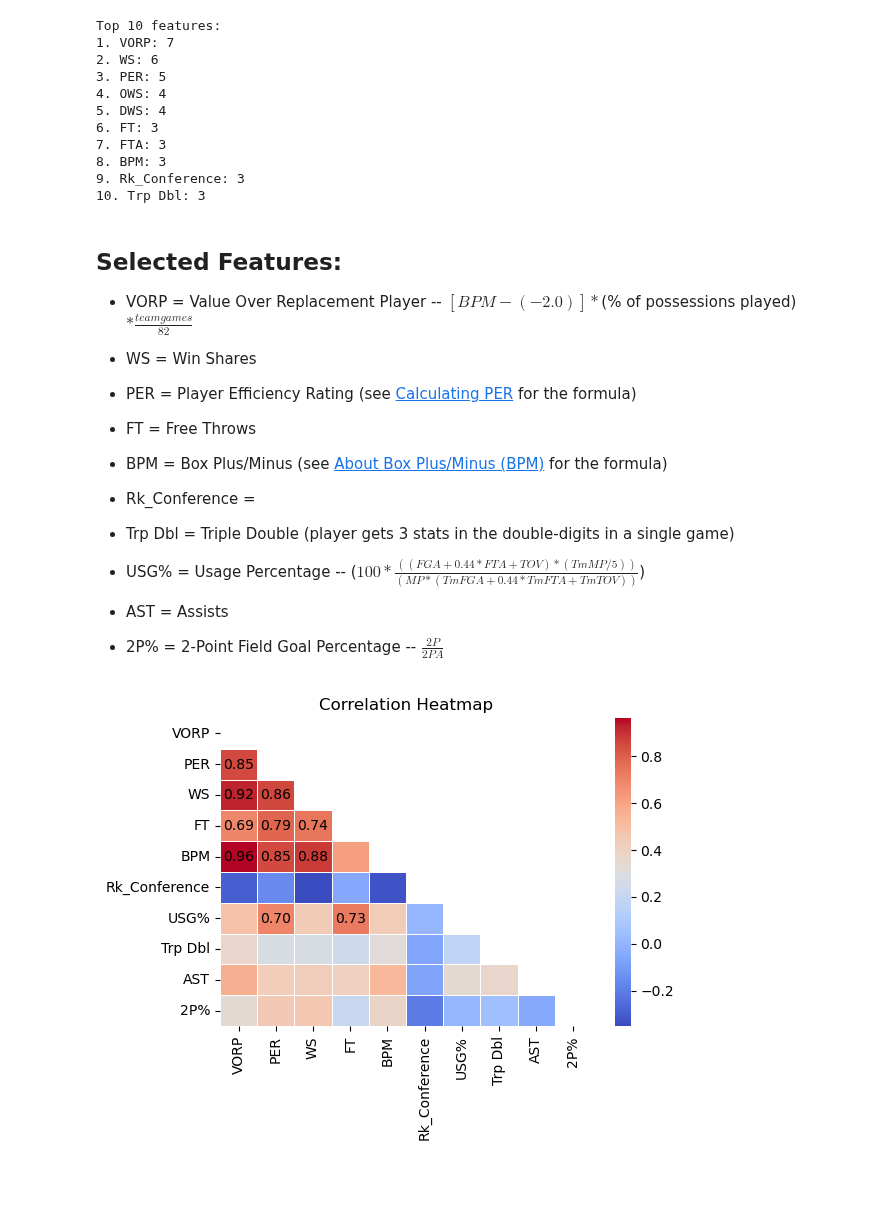
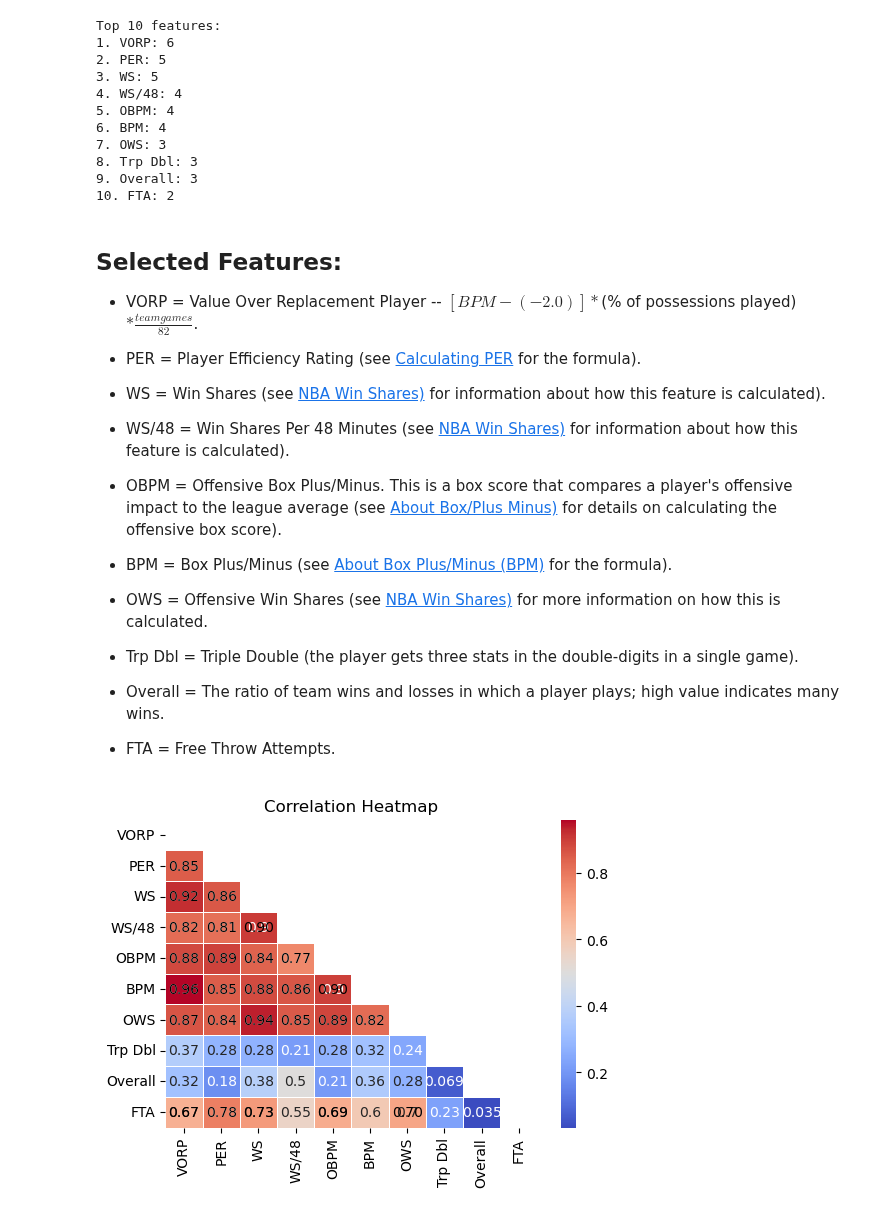
Before and after one commit to UVA-MLSys/Big-Data-Systems, a Jupyter notebook: Team 7/FeatureSelection.ipynb, the cells around one changed output. Cells and saved outputs as stored; diff of their text form; code cells hidden in the pictures; blank space fills up the shorter version.

```diff
--- a/Team 7/FeatureSelection.ipynb
+++ b/Team 7/FeatureSelection.ipynb
@@ -137,9 +150,8 @@ Features - SVR: ['WS', 'OWS', 'DWS', 'VORP', 'WS/48', 'PER', 'Rk_Conference', 'F
 # %%
-PCA1 = ['OBPM', 'OWS', 'FT', '2P', 'FTA', 'VORP', 'FG', 'PTS', 'PER', 'WS']
-
 # Combine selected features from different methods into a single list
-combined_features = (features_filter + features_wrapper + features_embedded + PCA1 +
-                     features_stability_selection + features_rfecv + features_wrapper_gbm + features_embedded_svr)
+combined_features = (features_filter + features_wrapper + features_embedded +
+                     features_pca[0] + features_rfecv +
+                     features_wrapper_gbm + features_embedded_svr)
 
 # Calculate feature importance scores
 feature_scores = {}
@@ -158,47 +170,47 @@ for i, (feature, score) in enumerate(ranked_features[:10], start=1):
     print(f"{i}. {feature}: {score}")
 # %% [output]
 Top 10 features:
-1. VORP: 7
-2. WS: 6
-3. PER: 5
-4. OWS: 4
-5. DWS: 4
-6. FT: 3
-7. FTA: 3
-8. BPM: 3
-9. Rk_Conference: 3
-10. Trp Dbl: 3
+1. VORP: 6
+2. PER: 5
+3. WS: 5
+4. WS/48: 4
+5. OBPM: 4
+6. BPM: 4
+7. OWS: 3
+8. Trp Dbl: 3
+9. Overall: 3
+10. FTA: 2
 # %% [markdown]
 ## Selected Features:
 
-- VORP = Value Over Replacement Player -- $[BPM - (-2.0)]*$(% of possessions played)$ * \frac{team games}{82}$
+- VORP = Value Over Replacement Player -- $[BPM - (-2.0)]*$(% of possessions played)$ * \frac{team games}{82}$.
 
-- WS = Win Shares
+- PER = Player Efficiency Rating (see <a href="https://www.basketball-reference.com/about/per.html">Calculating PER</a> for the formula).
 
-- PER = Player Efficiency Rating (see <a href="https://www.basketball-reference.com/about/per.html">Calculating PER</a> for the formula)
+- WS = Win Shares (see <a href="https://www.basketball-reference.com/about/ws.html">NBA Win Shares)</a> for information about how this feature is calculated).
 
-- FT = Free Throws
+- WS/48 = Win Shares Per 48 Minutes (see <a href="https://www.basketball-reference.com/about/ws.html">NBA Win Shares)</a> for information about how this feature is calculated).
 
-- BPM = Box Plus/Minus (see <a href="https://www.basketball-reference.com/about/bpm2.html">About Box Plus/Minus (BPM)</a> for the formula)
+- OBPM = Offensive Box Plus/Minus. This is a box score that compares a player's offensive impact to the league average (see <a href="https://www.basketball-reference.com/about/bpm2.html">About Box/Plus Minus)</a> for details on calculating the offensive box score).
 
-- Rk_Conference =
+- BPM = Box Plus/Minus (see <a href="https://www.basketball-reference.com/about/bpm2.html">About Box Plus/Minus (BPM)</a> for the formula).
 
-- Trp Dbl = Triple Double (player gets 3 stats in the double-digits in a single game)
+- OWS = Offensive Win Shares (see <a href="https://www.basketball-reference.com/about/ws.html">NBA Win Shares)</a> for more information on how this is calculated.
 
-- USG% = Usage Percentage -- ($100 * \frac{((FGA + 0.44 * FTA + TOV) * (Tm MP / 5))}{(MP * (Tm FGA + 0.44 * Tm FTA + Tm TOV))}$)
+- Trp Dbl = Triple Double (the player gets three stats in the double-digits in a single game).
 
-- AST = Assists
+- Overall = The ratio of team wins and losses in which a player plays; high value indicates many wins.
 
-- 2P% = 2-Point Field Goal Percentage -- $\frac{2P}{2PA}$
+- FTA = Free Throw Attempts.
 # %%
 # Select only the columns corresponding to the top 10 features
-selected_features = ['VORP', 'PER', 'WS', 'FT', 'BPM', 'Rk_Conference', 'USG%', 'Trp Dbl', 'AST', '2P%']
+selected_features = top_10_features
 df_check_selected = df[selected_features]
 corr_matrix = df_check_selected.corr()
 
-plot_corr_heatmap(corr_matrix, selected_features, threshold=0.65)
+plot_corr_heatmap(corr_matrix, selected_features)
 # %% [output]
-[figure, old version]
+[figure, new version]
 # %%
 df_selected = df[selected_features]
 df_selected.to_csv('df_selected.csv', index=False)
```
Also changed, not shown: parts of 7 cells of this notebook, 4 other files.
